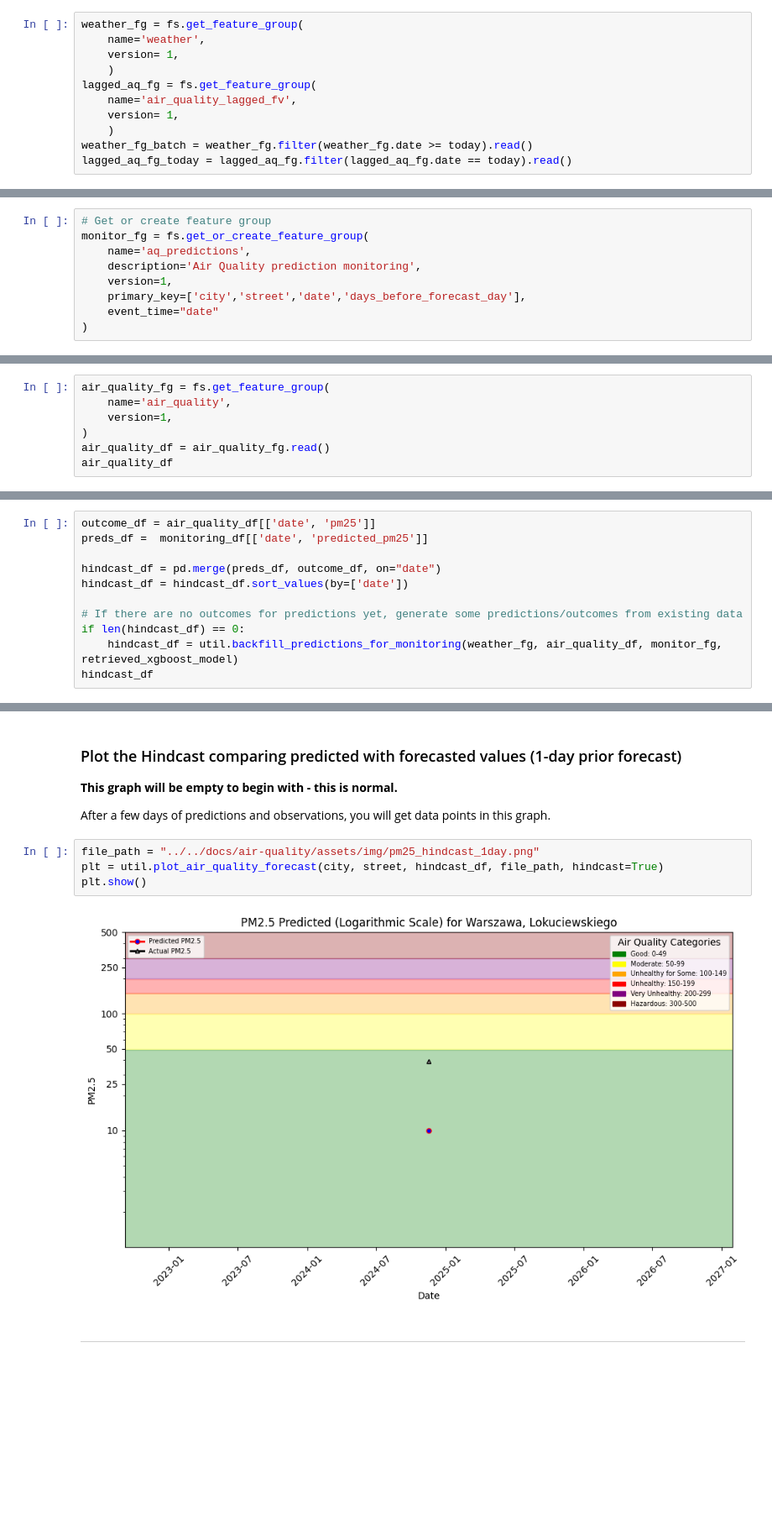
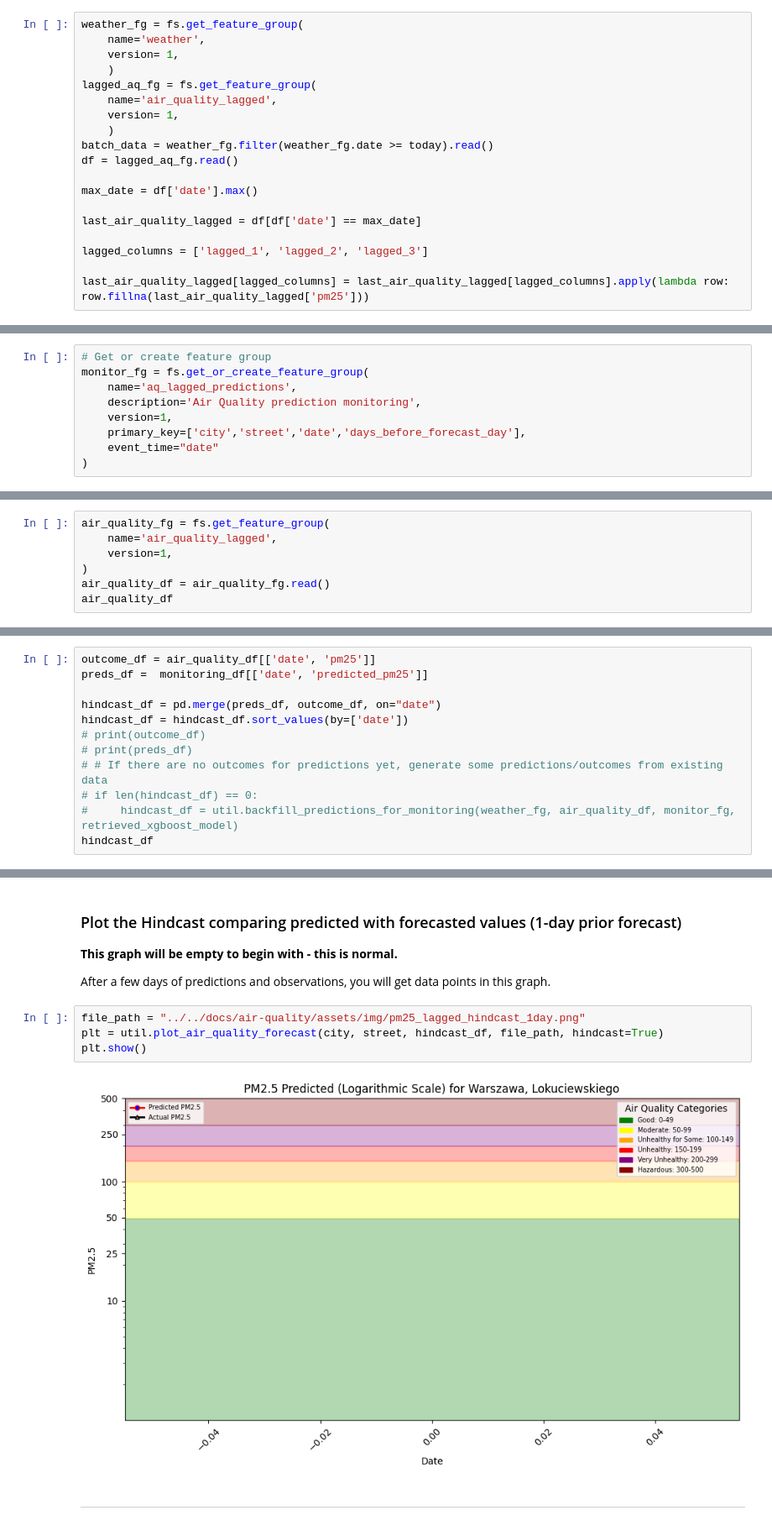
Before and after one commit to Braszczynski/mlfs-book-v2, a Jupyter notebook: notebooks/ch03/4_air_quality_batch_lagged_inference.ipynb, the cells around one changed output, grey strips where cells are left out. Shown at 84% size. Saved outputs shown, nothing was run; the diff lists cells and outputs as text; blank space fills up the shorter version.

Commit message:
lagged version finished

```diff
--- a/notebooks/ch03/4_air_quality_batch_lagged_inference.ipynb
+++ b/notebooks/ch03/4_air_quality_batch_lagged_inference.ipynb
@@ -93,9 +93,17 @@ weather_fg = fs.get_feature_group(
     version= 1,
     )
 lagged_aq_fg = fs.get_feature_group(
-    name='air_quality_lagged_fv',
+    name='air_quality_lagged',
     version= 1,
     )
-weather_fg_batch = weather_fg.filter(weather_fg.date >= today).read()
-lagged_aq_fg_today = lagged_aq_fg.filter(lagged_aq_fg.date == today).read()
+batch_data = weather_fg.filter(weather_fg.date >= today).read()
+df = lagged_aq_fg.read()
+
+max_date = df['date'].max()
+
+last_air_quality_lagged = df[df['date'] == max_date]
+
+lagged_columns = ['lagged_1', 'lagged_2', 'lagged_3']
+
+last_air_quality_lagged[lagged_columns] = last_air_quality_lagged[lagged_columns].apply(lambda row: row.fillna(last_air_quality_lagged['pm25']))
 # %% [output]
@@ -198,7 +264,7 @@ plt.show()
 # %%
 # Get or create feature group
 monitor_fg = fs.get_or_create_feature_group(
-    name='aq_predictions',
+    name='aq_lagged_predictions',
     description='Air Quality prediction monitoring',
     version=1,
     primary_key=['city','street','date','days_before_forecast_day'],
@@ -225,6 +291,6 @@ Finished: Reading data from Hopsworks, using Hopsworks Feature Query Service (0.
 # %%
 air_quality_fg = fs.get_feature_group(
-    name='air_quality',
+    name='air_quality_lagged',
     version=1,
 )
 air_quality_df = air_quality_fg.read()
@@ -250,9 +316,10 @@ preds_df =  monitoring_df[['date', 'predicted_pm25']]
 
 hindcast_df = pd.merge(preds_df, outcome_df, on="date")
 hindcast_df = hindcast_df.sort_values(by=['date'])
-
-# If there are no outcomes for predictions yet, generate some predictions/outcomes from existing data
-if len(hindcast_df) == 0:
-    hindcast_df = util.backfill_predictions_for_monitoring(weather_fg, air_quality_df, monitor_fg, retrieved_xgboost_model)
+# print(outcome_df)
+# print(preds_df)
+# # If there are no outcomes for predictions yet, generate some predictions/outcomes from existing data
+# if len(hindcast_df) == 0:
+#     hindcast_df = util.backfill_predictions_for_monitoring(weather_fg, air_quality_df, monitor_fg, retrieved_xgboost_model)
 hindcast_df
 # %% [output]
@@ -270,10 +331,10 @@ __This graph will be empty to begin with - this is normal.__
 
 After a few days of predictions and observations, you will get data points in this graph.
 # %%
-file_path = "../../docs/air-quality/assets/img/pm25_hindcast_1day.png"
+file_path = "../../docs/air-quality/assets/img/pm25_lagged_hindcast_1day.png"
 plt = util.plot_air_quality_forecast(city, street, hindcast_df, file_path, hindcast=True)
 plt.show()
 # %% [output]
-[figure, old version]
+[figure, new version]
 # %% [markdown]
 ---
```
Also changed, not shown: parts of 14 cells of this notebook, 11 other files.
